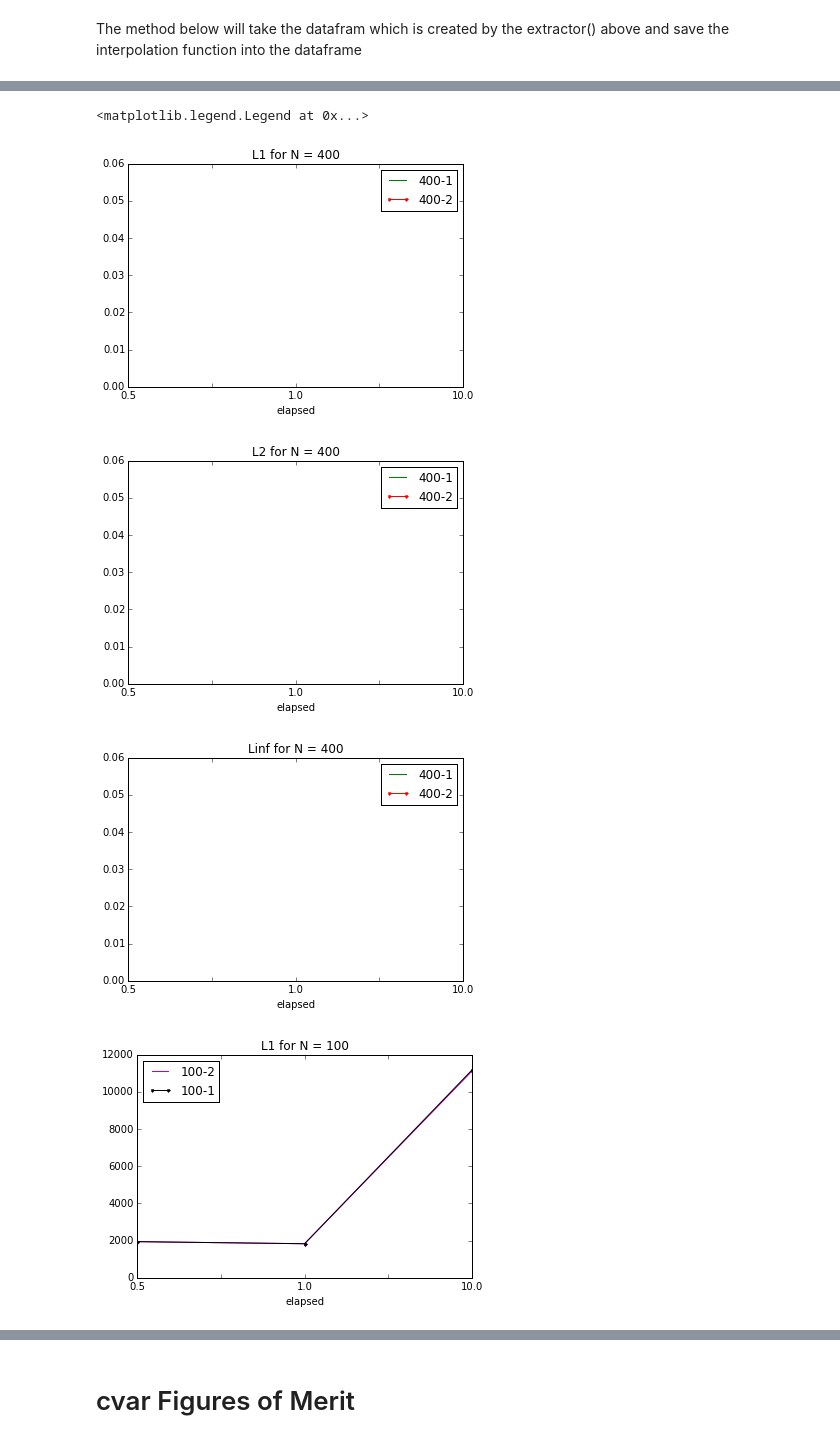
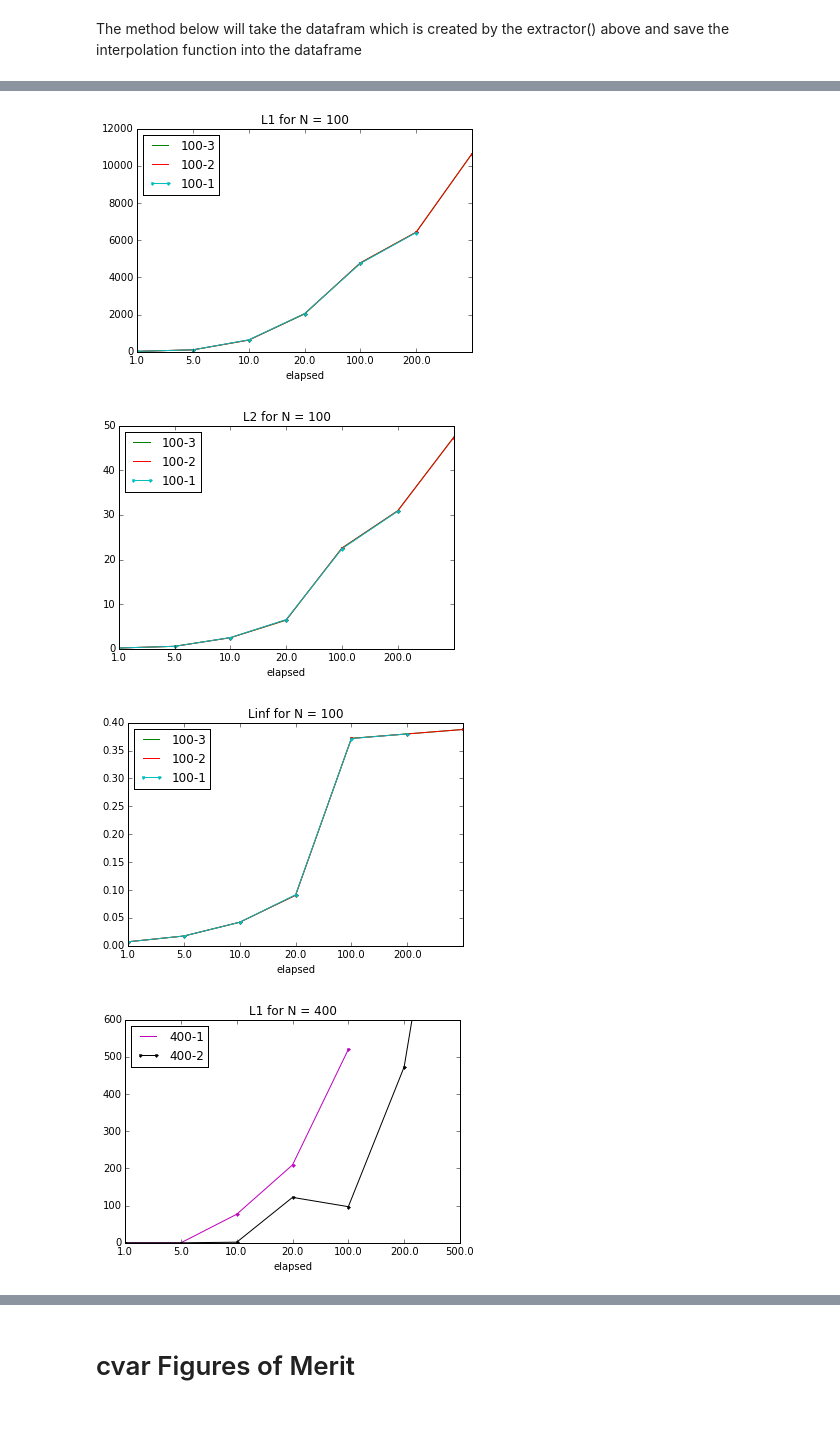
Before and after one commit to evgenjevich/corr-sumatra2, a Jupyter notebook: DataExtract.ipynb, the cells around one changed output, grey strips where cells are left out. Cells and saved outputs as stored; diff of their text form; code cells hidden in the pictures.

Commit message:
ran graphs with bigger siulations and started working on method to do N vs Norm graphs based on sweeps, not working properly

```diff
--- a/DataExtract.ipynb
+++ b/DataExtract.ipynb
@@ -125,25 +115,28 @@ def cvarInterp(cvarFrame, Lx = 200):
         variables[1]['cvar_Interpolated_Function'] = function #set the interpolated function into the dataframe column
 cvarInterp(dfC)
 # %%
-def Figures_of_Merit(dframe, Lx=200):
+def Figures_of_Merit(dframe, Lx=200.):
+    Lx = float(Lx)
     N_Best = 0
     sweeps_Best = 0
     c_var_Best = {}
     results = {}
     simulations = []
-    labels = dframe['label']
+    full_keys = []
     key_Best = ''
     for row in dframe.iterrows():
-        if row[1]['nx'] >= N_Best and row[1]['sweeps'] > sweeps_Best:
+        if row[1]['nx'] >= N_Best and row[1]['sweeps'] >= sweeps_Best:
             N_Best = row[1]['nx']
             sweeps_Best = row[1]['sweeps']
             key_Best = '{0}-{1}'.format(row[1]['nx'], row[1]['sweeps'])
+            print key_Best
 #     for row in dframe.iterrows():
 #         c_var_Best[str(row[1]['elapsed'])] = np.array(row[1]['c_var_array']) #We need to update
 
         key = '{0}-{1}-{2}'.format(row[1]['nx'], row[1]['sweeps'], row[1]['elapsed'])
         sim_key = '{0}-{1}'.format(row[1]['nx'], row[1]['sweeps'])
         if sim_key not in simulations: simulations.append(sim_key)
+        if key not in full_keys: full_keys.append(key)
         results[key] = {'c_var': np.array(row[1]['c_var_array'])}
 
     simulations.append(key_Best)
@@ -158,9 +151,15 @@ def Figures_of_Merit(dframe, Lx=200):
 #         print value
         v[:] = value['c_var'][:]
         v_int = fp.CellVariable(mesh=mesh_int)
+        print N_Best, Lx / N_Best, Lx
+        print v.mesh.x[:10]
+        print v.mesh.y[:10]
+        print v_int.mesh.x[:10]
+        print v_int.mesh.y[:10]
+        v_int[:] = v((mesh_int.x, mesh_int.y), order=1)
 
-        v_int[:] = v((mesh_int.x, mesh_int.y), order=1)
         elaps_cvar_Best = '{0}-{1}'.format(key_Best, N_sweeps_elapsed[2])
+        print ' '
         print 'CHECK CHECK CHECK'
         print 'Current key: ', key
         print 'Corresponding Best Key :', elaps_cvar_Best
@@ -189,4 +188,4 @@ def Figures_of_Merit(dframe, Lx=200):
     best_key = '{0}-{1}'.format(N_Best, sweeps_Best)
     print '='*100
     print results
-    return best_key, simulations, dframe
+    return best_key, simulations, full_keys, dframe
@@ -217,3 +214,3 @@ dfC
 # %%
-best_key, simulations, dfC_final = Figures_of_Merit(dfC)
+best_key, simulations, all_keys, dfC_final = Figures_of_Merit(dfC)
 # %% [output]
@@ -291,6 +291,10 @@ for key in simulations:
                                                title='L2 for N = 100', label=key)
                 grids_100_Linf = temp_frame.plot('elapsed', 'Linf', kind='line', ylim=0, c=color, marker='.',
                                                  title='Linf for N = 100', label=key)
+
+                grids_100_L1.set_xlim((0,1000))
+                grids_100_L2.set_xlim((0,1000))
+                grids_100_Linf.set_xlim((0,1000))
             if int(nx)==200:
 #                 print '200 yay'
                 grids_200_L1 = temp_frame.plot('elapsed', 'L1', kind='line', ylim=0, c=color, marker='.',
@@ -335,4 +339,5 @@ for key in simulations:
 plt.ylabel('Norm')
 plt.xlabel('Elapsed Time')
 plt.legend()
+plt.show()
 # %% [output]
@@ -344,5 +347,4 @@ yay
-<matplotlib.legend.Legend at 0x...>
-[figure, old version]
+[figure, new version]
-[figure, old version]
+[figure, new version]
-[figure, old version]
+[figure, new version]
-[figure, old version]
+[figure, new version]
```
Also changed, not shown: parts of 13 cells of this notebook.
